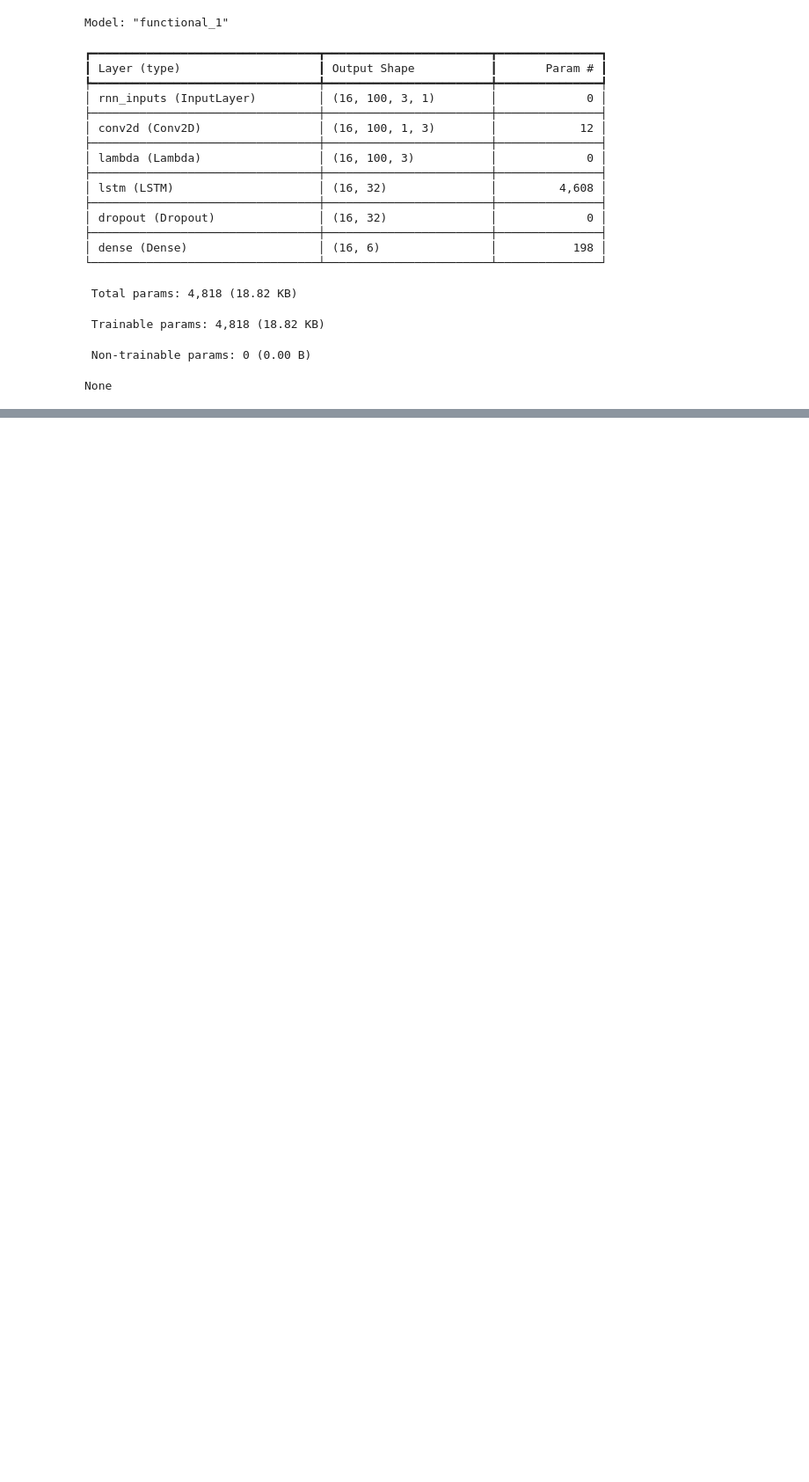
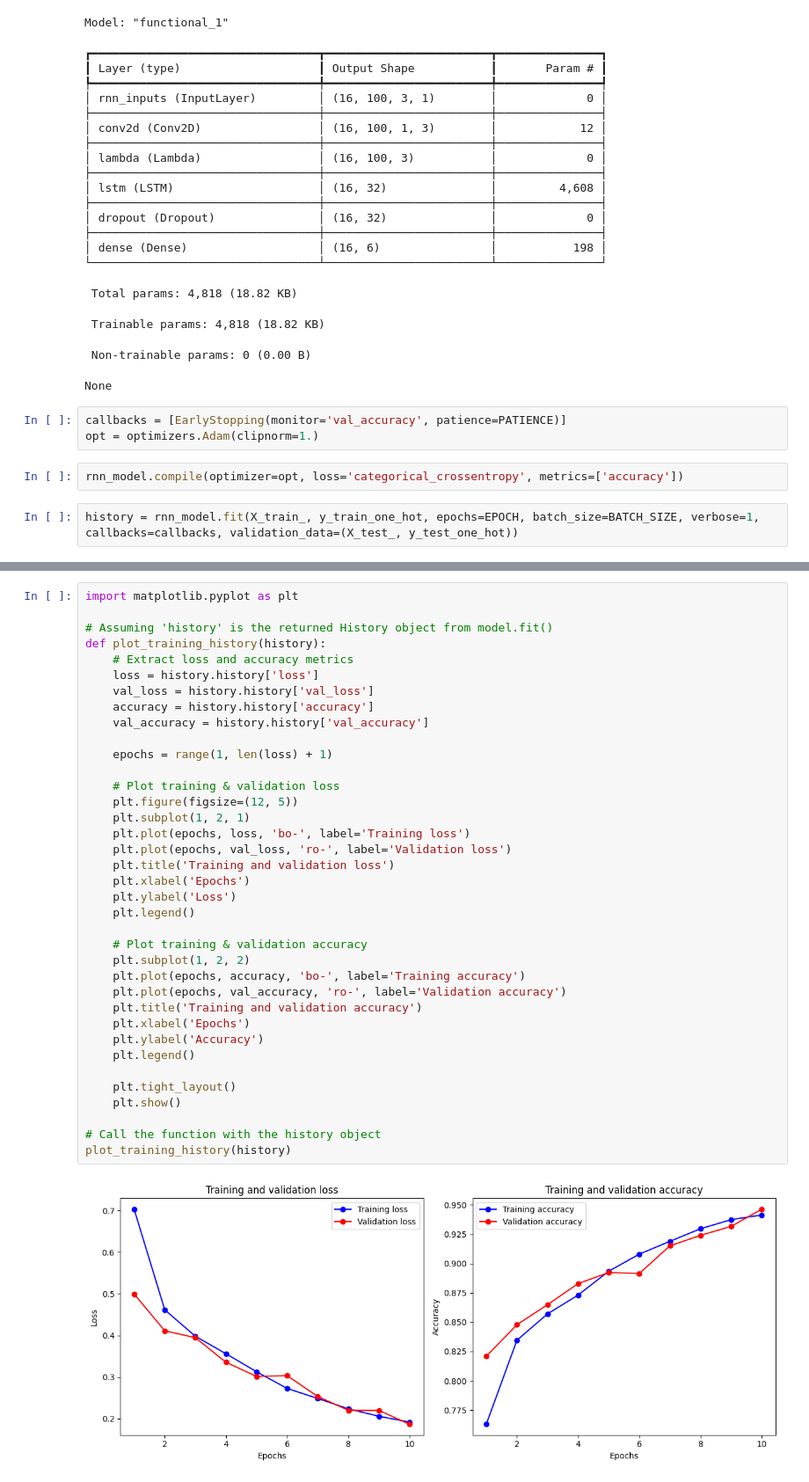
Before and after one commit to aswinc208/encodingHumanActivity, a Jupyter notebook: codes/model_baseline/model_baseline_detail_study.ipynb, the cells around one changed output, grey strips where cells are left out. Shown at 88% size. Drawn from its saved outputs; the diff is of its cells as text; blank space fills up the shorter version.

Commit message:
Reworked on the code. 94 accuracy. But no clue how i got it.

```diff
--- a/codes/model_baseline/model_baseline_detail_study.ipynb
+++ b/codes/model_baseline/model_baseline_detail_study.ipynb
@@ -301,3 +301,10 @@ Model: "functional_1"
  Trainable params: 4,818 (18.82 KB)
  Non-trainable params: 0 (0.00 B)
 None
+# %%
+callbacks = [EarlyStopping(monitor='val_accuracy', patience=PATIENCE)]
+opt = optimizers.Adam(clipnorm=1.)
+# %%
+rnn_model.compile(optimizer=opt, loss='categorical_crossentropy', metrics=['accuracy'])
+# %%
+history = rnn_model.fit(X_train_, y_train_one_hot, epochs=EPOCH, batch_size=BATCH_SIZE, verbose=1, callbacks=callbacks, validation_data=(X_test_, y_test_one_hot))
@@ -303,0 +351,39 @@ None
+# %%
+import matplotlib.pyplot as plt
+
+# Assuming 'history' is the returned History object from model.fit()
+def plot_training_history(history):
+    # Extract loss and accuracy metrics
+    loss = history.history['loss']
+    val_loss = history.history['val_loss']
+    accuracy = history.history['accuracy']
+    val_accuracy = history.history['val_accuracy']
+
+    epochs = range(1, len(loss) + 1)
+
+    # Plot training & validation loss
+    plt.figure(figsize=(12, 5))
+    plt.subplot(1, 2, 1)
+    plt.plot(epochs, loss, 'bo-', label='Training loss')
+    plt.plot(epochs, val_loss, 'ro-', label='Validation loss')
+    plt.title('Training and validation loss')
+    plt.xlabel('Epochs')
+    plt.ylabel('Loss')
+    plt.legend()
+
+    # Plot training & validation accuracy
+    plt.subplot(1, 2, 2)
+    plt.plot(epochs, accuracy, 'bo-', label='Training accuracy')
+    plt.plot(epochs, val_accuracy, 'ro-', label='Validation accuracy')
+    plt.title('Training and validation accuracy')
+    plt.xlabel('Epochs')
+    plt.ylabel('Accuracy')
+    plt.legend()
+
+    plt.tight_layout()
+    plt.show()
+
+# Call the function with the history object
+plot_training_history(history)
+# %% [output]
+[figure, added]
```
Also changed, not shown: parts of 7 cells of this notebook.
